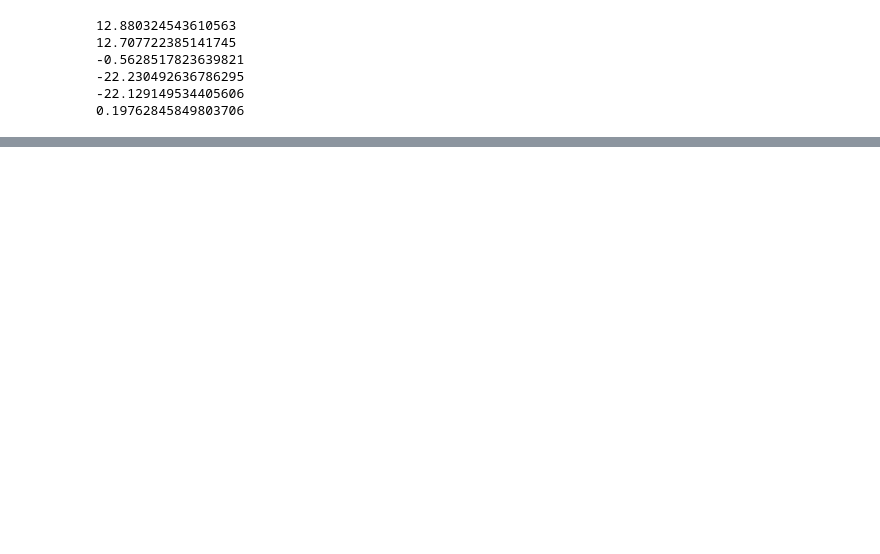
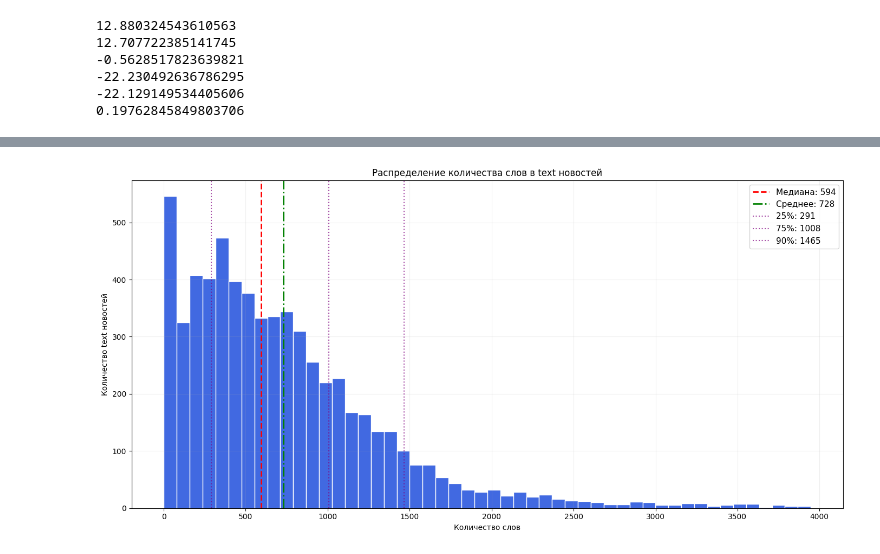
Before and after one commit to Baronofff/Materials, a Jupyter notebook: laboratory works/lab_1/lab_1_baronov.ipynb, the cells around one changed output, grey strips where cells are left out. Saved outputs shown, nothing was run; the diff lists cells and outputs as text; code cells hidden in the pictures; blank space fills up the shorter version.

```diff
--- a/laboratory works/lab_1/lab_1_baronov.ipynb
+++ b/laboratory works/lab_1/lab_1_baronov.ipynb
@@ -203,0 +306,36 @@ isnull()
+# %%
+def hist_count_words(df_words_count, name):
+    upper_limit = df_words_count.quantile(0.99)
+    filtered_counts = df_words_count[df_words_count <= upper_limit]
+    filtered_counts = filtered_counts[filtered_counts != 0]
+
+    plt.figure(figsize=(14, 7))
+
+    plt.hist(
+        filtered_counts,
+        bins=50,
+        color='royalblue',
+        edgecolor='white'
+    )
+
+    plt.title(f'Распределение количества слов в {name} новостей')
+    plt.xlabel('Количество слов')
+    plt.ylabel(f'Количество {name} новостей')
+    plt.grid(True, alpha=0.2)
+
+    median_val = filtered_counts.median()
+    mean_val = filtered_counts.mean()
+
+    plt.axvline(median_val, color='red', linestyle='--', linewidth=2, label=f'Медиана: {int(median_val)}')
+    plt.axvline(mean_val, color='green', linestyle='-.', linewidth=2, label=f'Среднее: {int(mean_val)}')
+    for percentile in [25, 75, 90]:
+        value = filtered_counts.quantile(percentile/100)
+        plt.axvline(value, color='purple', linestyle=':', linewidth=1.5, alpha=0.7, label=f'{percentile}%: {int(value)}')
+
+    plt.legend(fontsize=11)
+    plt.tight_layout()
+    plt.show()
+# %%
+hist_count_words(df['text'].str.split().str.len(), 'text') # text в df
+# %% [output]
+[figure, added]
```
Also changed, not shown: parts of 122 cells of this notebook.
